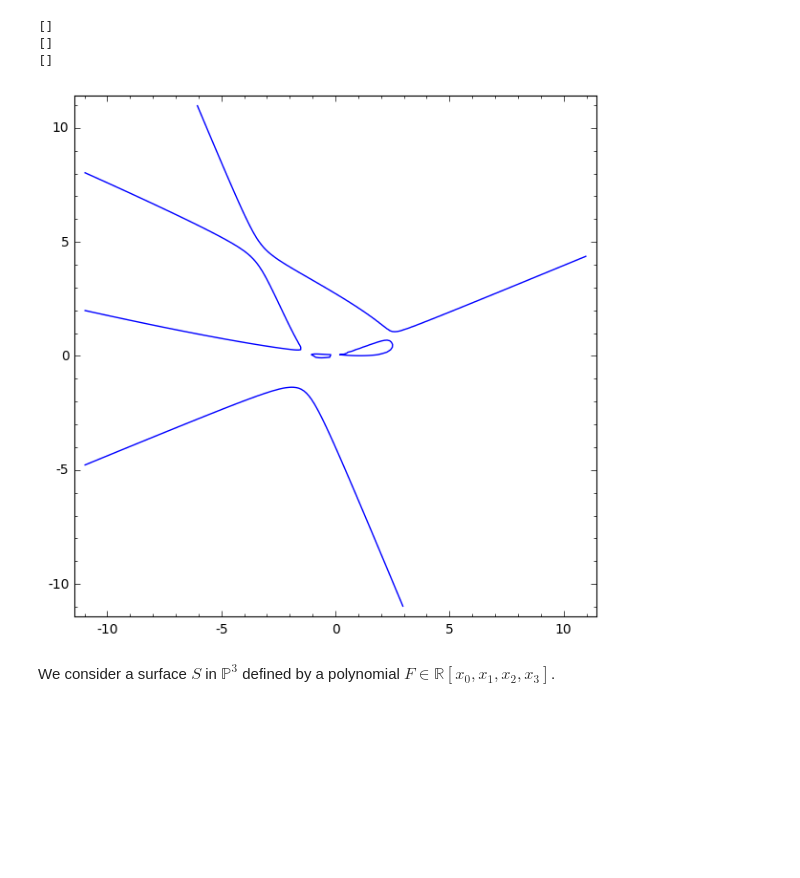
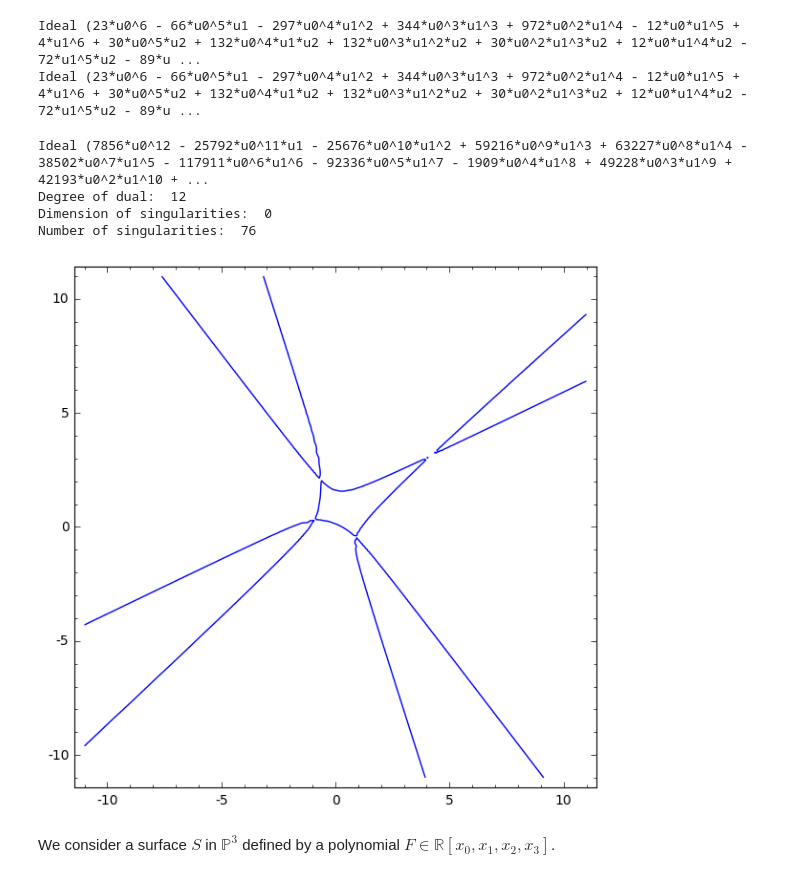
Before and after one commit to mtrager/changing-views, a Jupyter notebook: Changing Views of Curves and Surfaces.ipynb, the cells around one changed output. Cells and saved outputs as stored; diff of their text form; code cells hidden in the pictures; blank space fills up the shorter version.

Commit message:
add fast dual

```diff
--- a/Changing Views of Curves and Surfaces.ipynb
+++ b/Changing Views of Curves and Surfaces.ipynb
@@ -10,46 +29,28 @@ plot_curve(F)
+# %%
+d=dual_curve(F)
+# %% [output]
+Ideal (23*u0^6 - 66*u0^5*u1 - 297*u0^4*u1^2 + 344*u0^3*u1^3 + 972*u0^2*u1^4 - 12*u0*u1^5 + 4*u1^6 + 30*u0^5*u2 + 132*u0^4*u1*u2 + 132*u0^3*u1^2*u2 + 30*u0^2*u1^3*u2 + 12*u0*u1^4*u2 - 72*u1^5*u2 - 89*u ...
+Ideal (23*u0^6 - 66*u0^5*u1 - 297*u0^4*u1^2 + 344*u0^3*u1^3 + 972*u0^2*u1^4 - 12*u0*u1^5 + 4*u1^6 + 30*u0^5*u2 + 132*u0^4*u1*u2 + 132*u0^3*u1^2*u2 + 30*u0^2*u1^3*u2 + 12*u0*u1^4*u2 - 72*u1^5*u2 - 89*u ...
 # %%
 R1.<x0,x1,x2,u0,u1,u2> = QQ['x0,x1,x2,u0,u1,u2']
+R2.<u0,u1,u2> = QQ['u0,u1,u2']
 
-G = dual_curve(F,R1)
-plot_curve(G)
+G = ideal(dual_curve(F)).change_ring(R2)
+
+P=plot_curve(G)
+S=singular_points(G)
+
+print S
+print "Degree of dual: ", G.gens()[0].degree()
+print "Dimension of singularities: ", S.dimension()-1
+print "Number of singularities: ", (S.hilbert_polynomial())
+P
+# %% [output]
+Ideal (7856*u0^12 - 25792*u0^11*u1 - 25676*u0^10*u1^2 + 59216*u0^9*u1^3 + 63227*u0^8*u1^4 - 38502*u0^7*u1^5 - 117911*u0^6*u1^6 - 92336*u0^5*u1^7 - 1909*u0^4*u1^8 + 49228*u0^3*u1^9 + 42193*u0^2*u1^10 + ...
+Degree of dual:  12
+Dimension of singularities:  0
+Number of singularities:  76
+[figure, added]
-# %%
-load("visualize.sage")
-load("surfaces.sage")
-
-R.<x0,x1,x2> = QQ['x0,x1,x2']
-X = matrix(R,[[x0],[x1],[x2]])
-
-## Define F
-M0 = random_matrix(ZZ,1,3)
-M1 = random_matrix(ZZ,1,3)
-M2 = random_matrix(ZZ,1,3)
-M3 = random_matrix(ZZ,1,3)
-N1 = random_matrix(ZZ,3,3)
-N2 = random_matrix(ZZ,3,3)
-
-F = (M0*X)[0,0]*x0*x1*x2+(
-(X.transpose()*N1*X)[0,0]*(X.transpose()*N2*X)[0,0])
-C=ideal(F)
-
-J=jacobian(F,(x0,x1,x2))
-SingularLocus=S+ideal(J.list())
-print(SingularLocus.subs(x0=1).primary_decomposition())
-print(SingularLocus.subs(x1=1).primary_decomposition())
-print(SingularLocus.subs(x2=1).primary_decomposition())
-
-Curve = C.subs(x0=1).change_ring(QQ['x1,x2'])
-
-s = singular.eval
-s('LIB "surf.lib";')
-s("ring r = 0,(x1,x2),dp;")
-s("plot("+str(Curve.gens()[0])+")")
-
-Curve.plot()
-# %% [output]
-[]
-[]
-[]
-[figure, removed]
 # %% [markdown]
 We consider a surface $S$ in $\mathbb P^3$ defined by a polynomial $F \in \mathbb R[x_0,x_1,x_2,x_3]$.
 # %%
```
Also changed, not shown: parts of 10 cells of this notebook, 1 other file.
